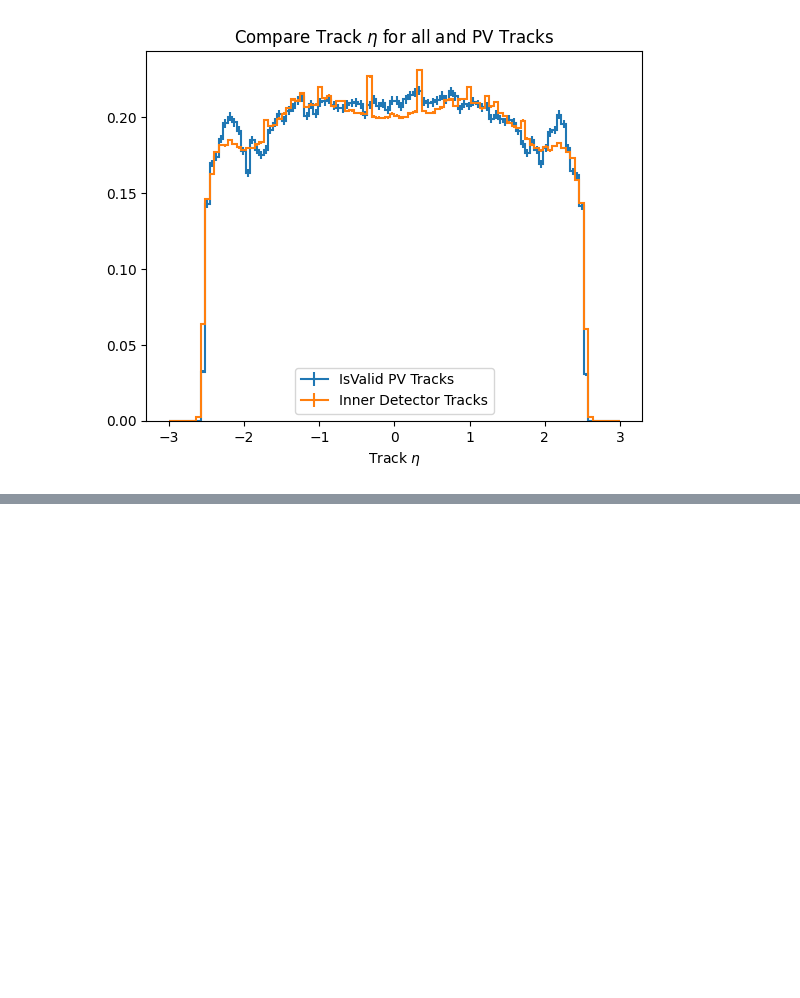
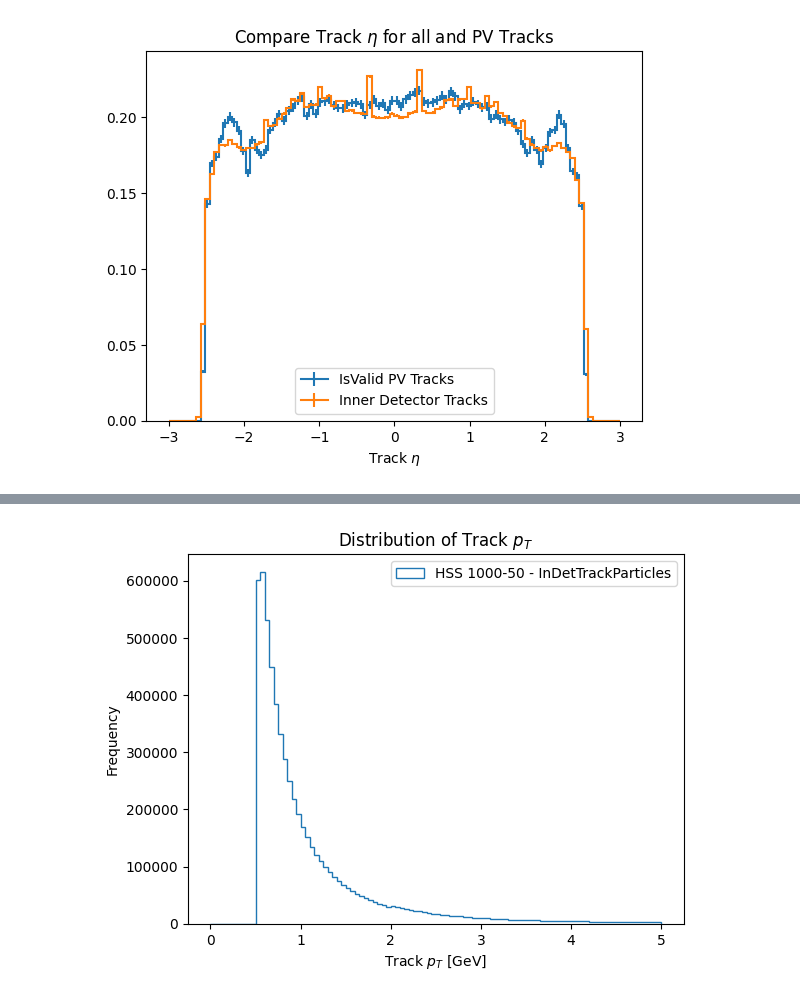
Before and after one commit to gordonwatts/sx_training_fetch, a Jupyter notebook: notebooks/004 - pv_derivation_tracks.ipynb, the cells around one changed output, grey strips where cells are left out. Drawn from its saved outputs; the diff is of its cells as text; code cells hidden in the pictures; blank space fills up the shorter version.

```diff
--- a/notebooks/004 - pv_derivation_tracks.ipynb
+++ b/notebooks/004 - pv_derivation_tracks.ipynb
@@ -139,0 +220,17 @@ plt.show()
+# %%
+import matplotlib.pyplot as plt
+
+plt.hist(
+    ak.to_numpy(data.pt / 1000),
+    bins=100,
+    range=(0, 5),
+    histtype="step",
+    label="HSS 1000-50 - InDetTrackParticles",
+)
+plt.xlabel('Track $p_T$ [GeV]')
+plt.ylabel('Frequency')
+plt.title('Distribution of Track $p_T$')
+plt.legend()
+plt.show()
+# %% [output]
+[figure, added]
```
Also changed, not shown: parts of 10 cells of this notebook.
